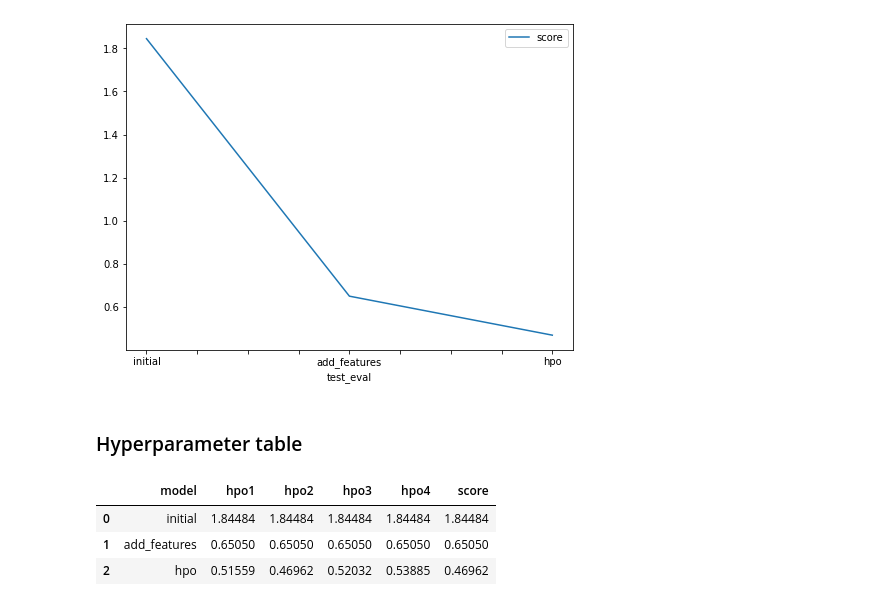
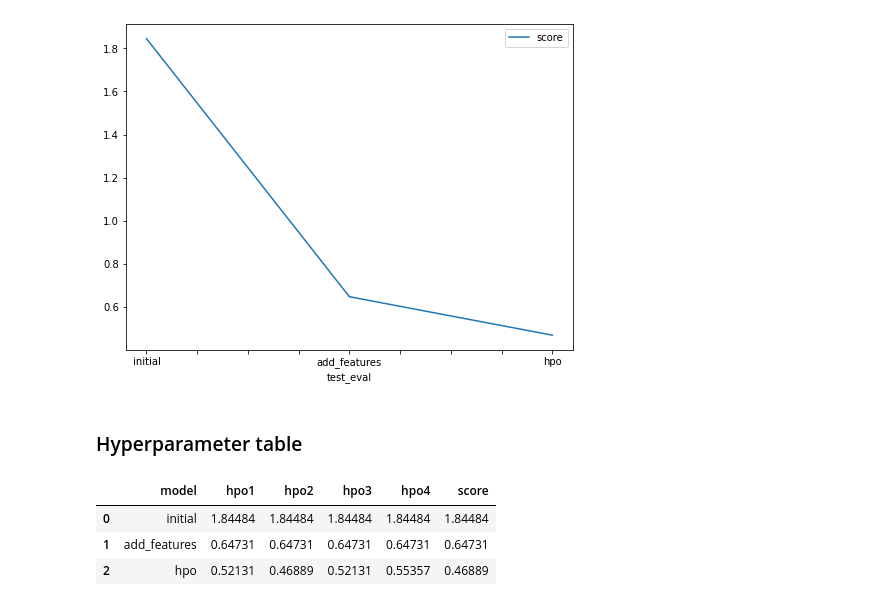
Before and after one commit to DevikaLak/cd0385-project-starter, a Jupyter notebook: project/project-template.ipynb, the cells around one changed output. Drawn from its saved outputs; the diff is of its cells as text; code cells hidden in the pictures.

```diff
--- a/project/project-template.ipynb
+++ b/project/project-template.ipynb
@@ -1172,15 +1212,15 @@ fig.savefig('model_test_score.png')
 # %%
 # The 3 hyperparameters we tuned with the kaggle score as the result
 pd.DataFrame({
     "model": ["initial", "add_features", "hpo"],
-    "hpo1": [1.84484, 0.6505, 0.51559],
-    "hpo2": [1.84484, 0.6505, 0.46962],
-    "hpo3": [1.84484, 0.6505, 0.52032],
-    "hpo4": [1.84484, 0.6505, 0.53885],
-    "score": [1.84484, 0.6505, 0.46962]
+    "hpo1": [1.84484, 0.64731, 0.52131],
+    "hpo2": [1.84484, 0.64731, 0.46889],
+    "hpo3": [1.84484, 0.64731, 0.52131],
+    "hpo4": [1.84484, 0.64731, 0.55357],
+    "score": [1.84484, 0.64731, 0.46889]
 })
 # %% [output]
 |  | model | hpo1 | hpo2 | hpo3 | hpo4 | score |
 | 0 | initial | 1.84484 | 1.84484 | 1.84484 | 1.84484 | 1.84484 |
-| 1 | add_features | 0.65050 | 0.65050 | 0.65050 | 0.65050 | 0.65050 |
-| 2 | hpo | 0.51559 | 0.46962 | 0.52032 | 0.53885 | 0.46962 |
+| 1 | add_features | 0.64731 | 0.64731 | 0.64731 | 0.64731 | 0.64731 |
+| 2 | hpo | 0.52131 | 0.46889 | 0.52131 | 0.55357 | 0.46889 |
```
Also changed, not shown: parts of 57 cells of this notebook, 3 other files.
